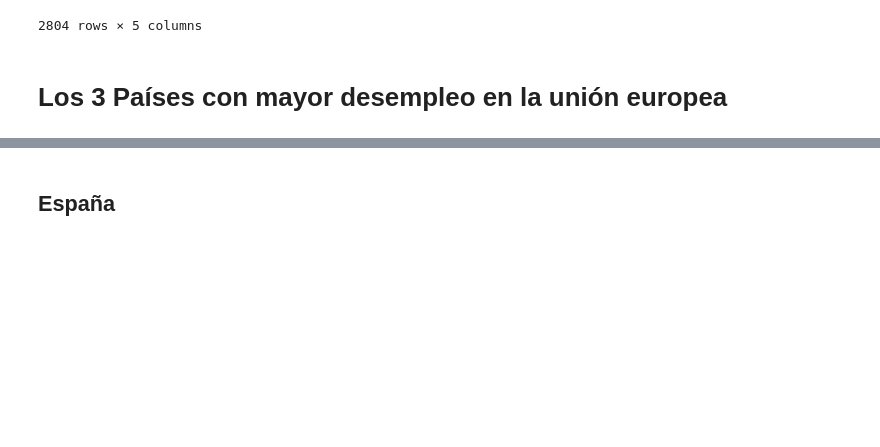
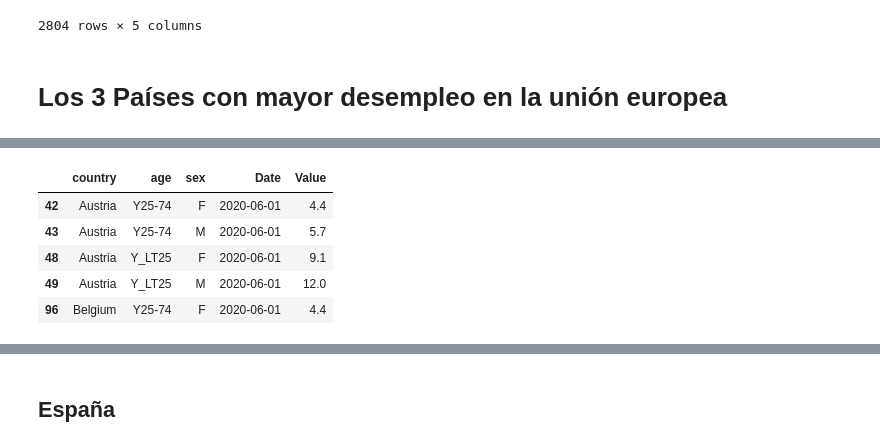
Before and after one commit to KevinDaniel-S/MachineLearning, a Jupyter notebook: Desempleo en la union europea/Unemployment_in_UE.ipynb, the cells around one changed output, grey strips where cells are left out. Cells and saved outputs as stored; diff of their text form; code cells hidden in the pictures; blank space fills up the shorter version.

```diff
--- a/Desempleo en la union europea/Unemployment_in_UE.ipynb
+++ b/Desempleo en la union europea/Unemployment_in_UE.ipynb
@@ -394,0 +471,2 @@ ax.set_ylabel("Porcentaje");
+# %%
+dt_tr = data_tr.drop(["s_adj", "C2", "C3", "numeric", "iso", "unit"], axis=1)
@@ -394,0 +484,9 @@ ax.set_ylabel("Porcentaje");
+# %%
+dt_tr.head()
+# %% [output]
+|  | country | age | sex | Date | Value |
+| 42 | Austria | Y25-74 | F | 2020-06-01 | 4.4 |
+| 43 | Austria | Y25-74 | M | 2020-06-01 | 5.7 |
+| 48 | Austria | Y_LT25 | F | 2020-06-01 | 9.1 |
+| 49 | Austria | Y_LT25 | M | 2020-06-01 | 12.0 |
+| 96 | Belgium | Y25-74 | F | 2020-06-01 | 4.4 |
```
Also changed, not shown: parts of 57 cells of this notebook, 44 other files.
